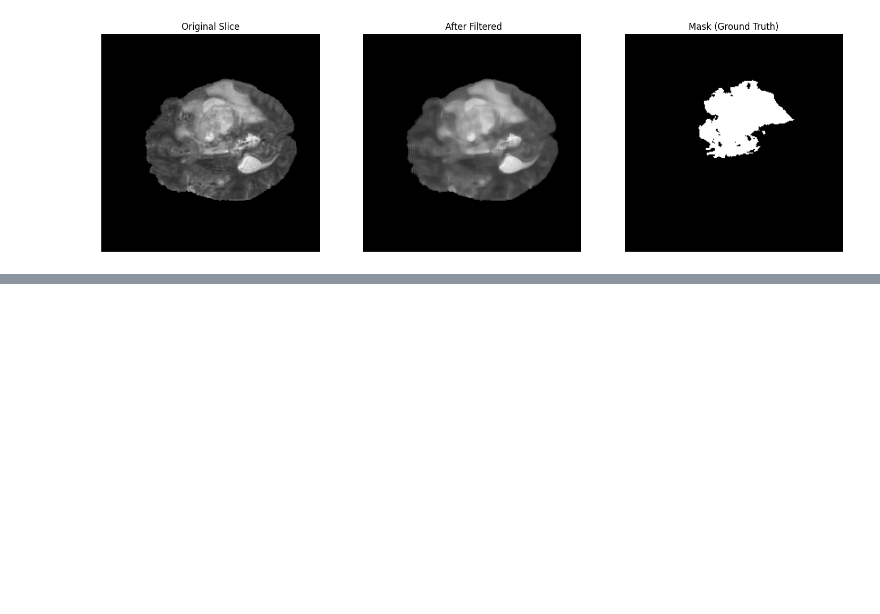
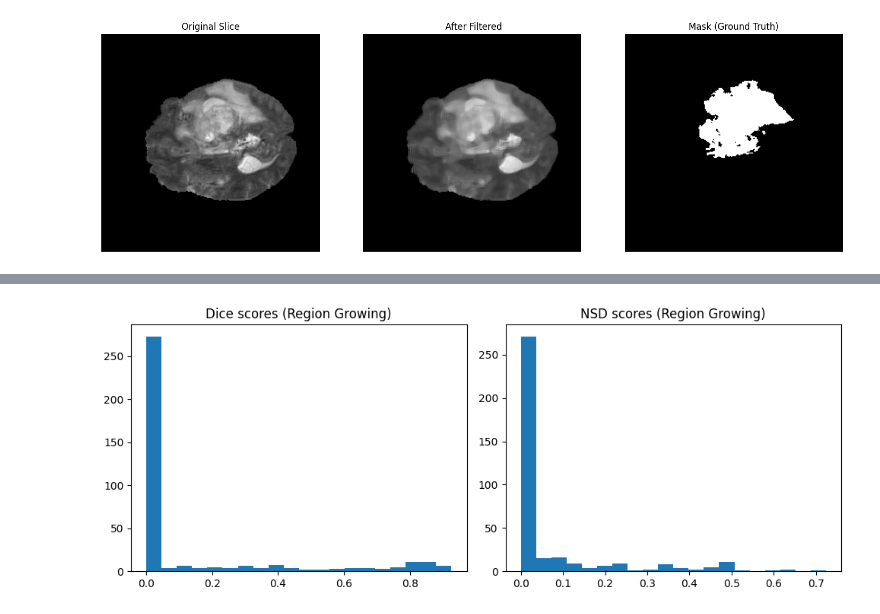
Before and after one commit to RumethSandinu/BrainTumourSegmentation, a Jupyter notebook: Historical/region-growing.ipynb, the cells around one changed output, grey strips where cells are left out. Cells and saved outputs as stored; diff of their text form; code cells hidden in the pictures; blank space fills up the shorter version.

Commit message:
commit
Adding Evaluation Pipeline

```diff
--- a/Historical/region-growing.ipynb
+++ b/Historical/region-growing.ipynb
@@ -403,0 +486,35 @@ plt.show()
+# %%
+import pandas as pd
+
+results = []
+
+for case in filtered_cases:
+    img_filt = case["img_filt"].astype(np.uint8)
+    gt_mask  = (case["mask_slice"] > 0).astype(np.uint8)   # 0/1 mask
+
+    # skip slices with no tumor in GT
+    if gt_mask.sum() == 0:
+        continue
+
+    # choose seed on filtered image
+    seed = choose_seed_from_image(img_filt)
+
+    # run region growing (historical method)
+    segmented = region_growing(img_filt, seed, region_threshold=41)
+
+    # binarize segmented output
+    pred_mask = (segmented > 0).astype(np.uint8)
+
+    # evaluation metrics
+    dsc = dice_coefficient(gt_mask, pred_mask)
+    nsd = normalized_surface_dice(pred_mask, gt_mask, tolerance=2)
+
+    results.append({
+        "case": case["case"],
+        "slice": case["slice"],
+        "dice": dsc,
+        "nsd": nsd
+    })
+
+results_df = pd.DataFrame(results)
+results_df.head(), results_df.describe()
@@ -403,0 +537,12 @@ plt.show()
+# %%
+plt.figure(figsize=(10,4))
+plt.subplot(1,2,1)
+plt.hist(results_df["dice"], bins=20)
+plt.title("Dice scores (Region Growing)")
+plt.subplot(1,2,2)
+plt.hist(results_df["nsd"], bins=20)
+plt.title("NSD scores (Region Growing)")
+plt.tight_layout()
+plt.show()
+# %% [output]
+[figure, added]
```
Also changed, not shown: parts of 10 cells of this notebook.
